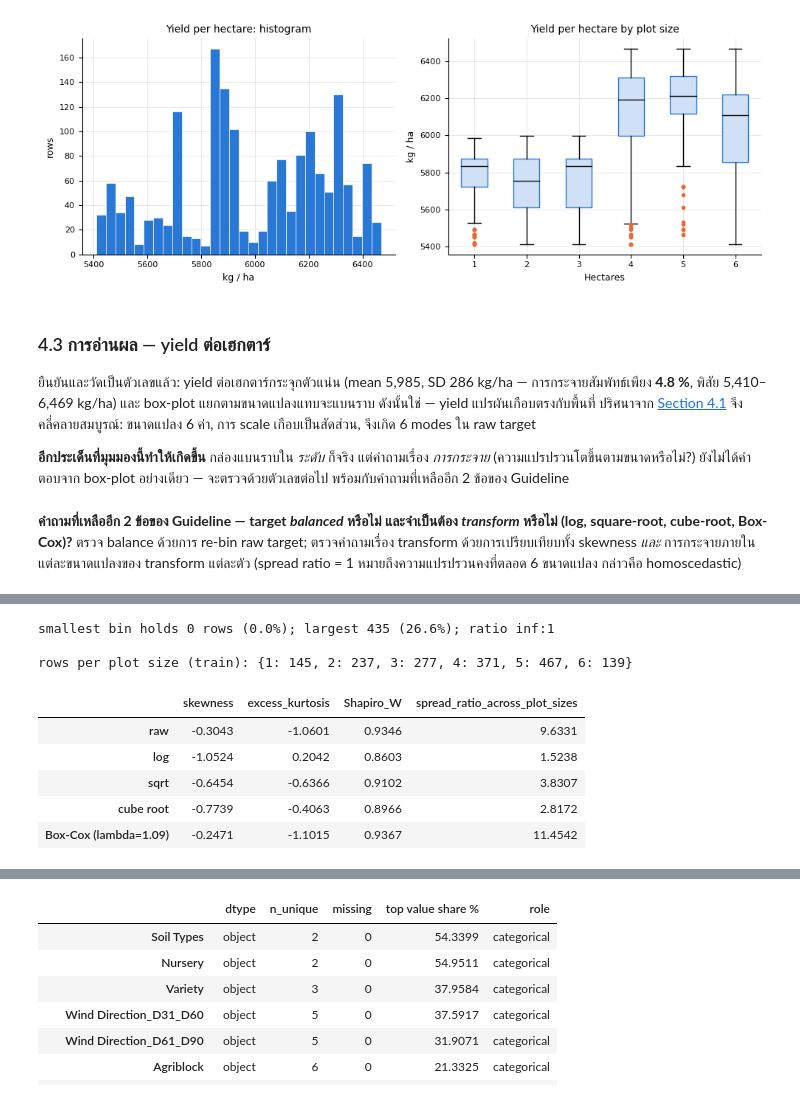
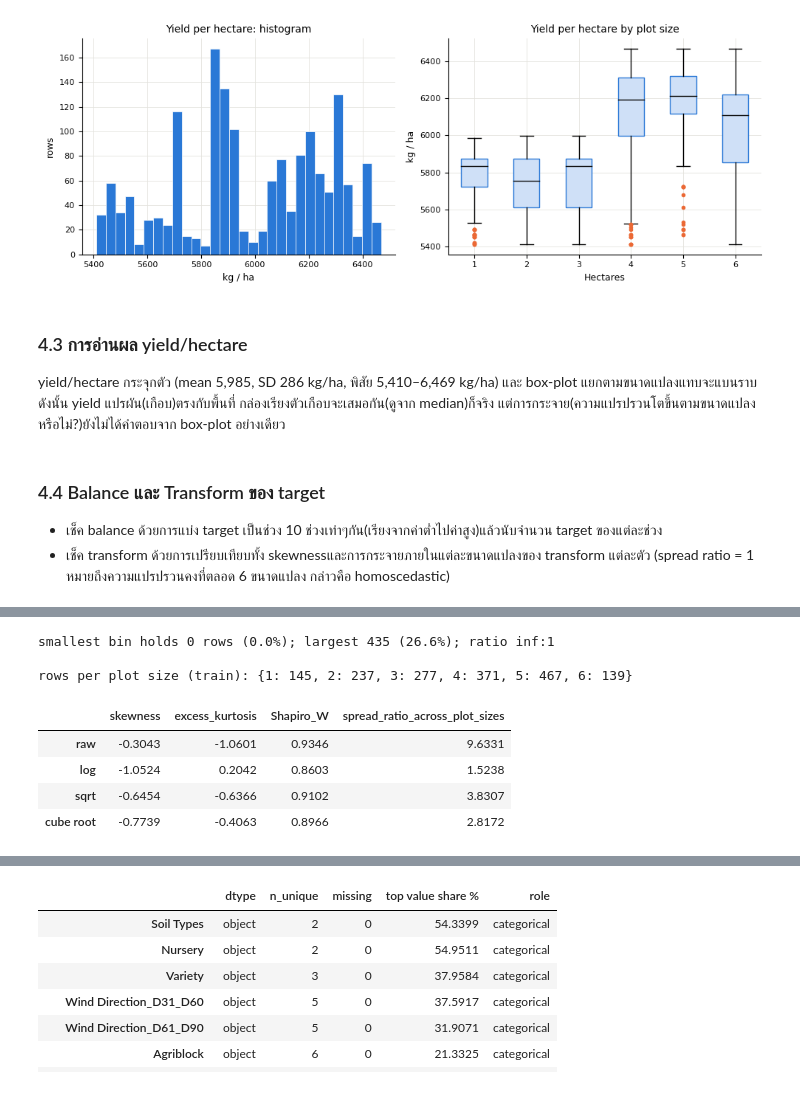
Before and after one commit to phattanaratjeedjeen-sudo/paddy, a Jupyter notebook: src/HW1_6810.ipynb, the cells around one changed output, grey strips where cells are left out. Saved outputs shown, nothing was run; the diff lists cells and outputs as text; code cells hidden in the pictures.

```diff
--- a/src/paddy_ML_regression_TH.ipynb
+++ b/src/HW1_6810.ipynb
@@ -532,39 +532,44 @@ plt.tight_layout(); plt.show()
 | excess kurtosis | -1.0597 | -0.9672 |
 [figure]
 # %% [markdown]
-### 4.3 การอ่านผล — yield ต่อเฮกตาร์
-ยืนยันและวัดเป็นตัวเลขแล้ว: yield ต่อเฮกตาร์กระจุกตัวแน่น (mean 5,985, SD 286 kg/ha — การกระจายสัมพัทธ์เพียง **4.8 %**, พิสัย 5,410–6,469 kg/ha) และ box-plot แยกตามขนาดแปลงแทบจะแบนราบ ดังนั้นใช่ — yield แปรผันเกือบตรงกับพื้นที่ ปริศนาจาก [Section 4.1](#41-การอ่านผล--raw-target) จึงคลี่คลายสมบูรณ์: ขนาดแปลง 6 ค่า, การ scale เกือบเป็นสัดส่วน, จึงเกิด 6 modes ใน raw target
+### 4.3 การอ่านผล yield/hectare
 
-**อีกประเด็นที่มุมมองนี้ทำให้เกิดขึ้น** กล่องแบนราบใน *ระดับ* ก็จริง แต่คำถามเรื่อง *การกระจาย* (ความแปรปรวนโตขึ้นตามขนาดหรือไม่?) ยังไม่ได้คำตอบจาก box-plot อย่างเดียว — จะตรวจด้วยตัวเลขต่อไป พร้อมกับคำถามที่เหลืออีก 2 ข้อของ Guideline
+yield/hectare กระจุกตัว (mean 5,985, SD 286 kg/ha, พิสัย 5,410–6,469 kg/ha) และ box-plot แยกตามขนาดแปลงแทบจะแบนราบ ดังนั้น yield แปรผัน(เกือบ)ตรงกับพื้นที่ กล่องเรียงตัวเกือบจะเสมอกัน(ดูจาก median)ก็จริง แต่การกระจาย(ความแปรปรวนโตขึ้นตามขนาดแปลงหรือไม่?)ยังไม่ได้คำตอบจาก box-plot อย่างเดียว
 # %% [markdown]
-**คำถามที่เหลืออีก 2 ข้อของ Guideline — target *balanced* หรือไม่ และจำเป็นต้อง *transform* หรือไม่ (log, square-root, cube-root, Box-Cox)?** ตรวจ balance ด้วยการ re-bin raw target; ตรวจคำถามเรื่อง transform ด้วยการเปรียบเทียบทั้ง skewness *และ* การกระจายภายในแต่ละขนาดแปลงของ transform แต่ละตัว (spread ratio = 1 หมายถึงความแปรปรวนคงที่ตลอด 6 ขนาดแปลง กล่าวคือ homoscedastic)
+### 4.4 Balance และ Transform ของ target
+
+- เช็ค balance ด้วยการแบ่ง target เป็นช่วง 10 ช่วงเท่าๆกัน(เรียงจากค่าต่ำไปค่าสูง)แล้วนับจำนวน target ของแต่ละช่วง
+- เช็ค transform ด้วยการเปรียบเทียบทั้ง skewnessและการกระจายภายในแต่ละขนาดแปลงของ transform แต่ละตัว (spread ratio = 1 หมายถึงความแปรปรวนคงที่ตลอด 6 ขนาดแปลง กล่าวคือ homoscedastic)
 # %%
-# ---- "balance": ทุกช่วงค่าของ target มีข้อมูลหรือไม่? ----
+# balance : ทุกช่วงค่าของ target มีข้อมูลหรือไม่?
 cnt, edges = np.histogram(yy, bins=10)
 bal = pd.DataFrame({'range (kg)': [f'{a:,.0f} - {b:,.0f}' for a, b in zip(edges[:-1], edges[1:])], 'rows': cnt, 'share %': cnt / cnt.sum() * 100})
 display(bal.T)
+
 print(f'smallest bin holds {cnt.min()} rows ({cnt.min()/cnt.sum():.1%}); largest {cnt.max()} ({cnt.max()/cnt.sum():.1%}); ratio {cnt.max()/cnt.min():.1f}:1')
 print('\nrows per plot size (train):', tr.Hectares.value_counts().sort_index().to_dict())
-# ---- ตรวจ transform (log, sqrt, cube root, Box-Cox) และผลของแต่ละตัวต่อ *ปัญหาการกระจาย* ----
+
+# เช็ค transform (log, sqrt, cube root)
 def spread_ratio(v):                      # max/min of the within-Hectares standard deviation: 1 = constant variance (homoscedastic)
     s = pd.Series(np.asarray(v)).groupby(tr.Hectares.values).std(); return s.max() / s.min()
+
 bc, lam = stats.boxcox(yy)
-trans = {'raw': yy.values, 'log': np.log(yy), 'sqrt': np.sqrt(yy), 'cube root': np.cbrt(yy), f'Box-Cox (lambda={lam:.2f})': bc}
+trans = {'raw': yy.values, 'log': np.log(yy), 'sqrt': np.sqrt(yy), 'cube root': np.cbrt(yy)}
 tt = pd.DataFrame({k: dict(skewness=stats.skew(v), excess_kurtosis=stats.kurtosis(v), Shapiro_W=stats.shapiro(v)[0],
                            spread_ratio_across_plot_sizes=spread_ratio(v)) for k, v in trans.items()}).T
+
 display(tt)
 # %% [output]
 |  | 0 | 1 | 2 | 3 | 4 | 5 | 6 | 7 | 8 | 9 |
 | range (kg) | 5,410 - 8,750 | 8,750 - 12,091 | 12,091 - 15,431 | 15,431 - 18,772 | 18,772 - 22,112 | 22,112 - 25,452 | 25,452 - 28,793 | 28,793 - 32,133 | 32,133 - 35,474 | 35,474 - 38,814 |
 | rows | 145 | 237 | 0 | 277 | 18 | 310 | 57 | 435 | 65 | 92 |
 | share % | 8.8631 | 14.4866 | 0 | 16.9315 | 1.1002 | 18.9487 | 3.4841 | 26.5892 | 3.9731 | 5.6235 |
 smallest bin holds 0 rows (0.0%); largest 435 (26.6%); ratio inf:1
 
 rows per plot size (train): {1: 145, 2: 237, 3: 277, 4: 371, 5: 467, 6: 139}
 |  | skewness | excess_kurtosis | Shapiro_W | spread_ratio_across_plot_sizes |
 | raw | -0.3043 | -1.0601 | 0.9346 | 9.6331 |
 | log | -1.0524 | 0.2042 | 0.8603 | 1.5238 |
 | sqrt | -0.6454 | -0.6366 | 0.9102 | 3.8307 |
 | cube root | -0.7739 | -0.4063 | 0.8966 | 2.8172 |
-| Box-Cox (lambda=1.09) | -0.2471 | -1.1015 | 0.9367 | 11.4542 |
 # %% [markdown]
```
Also changed, not shown: parts of 29 cells of this notebook, 3 other files.
